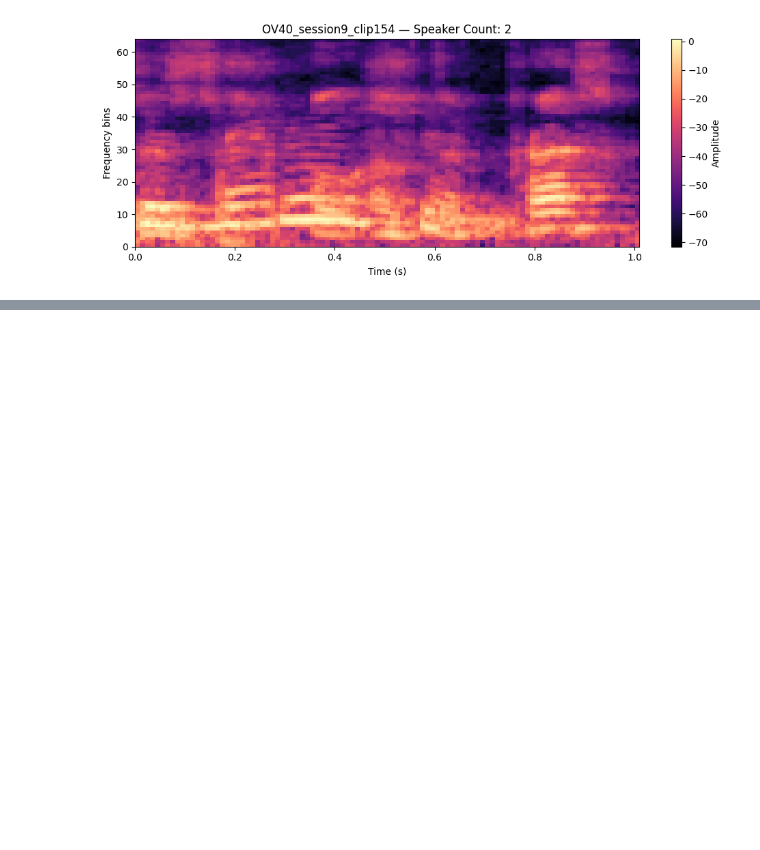
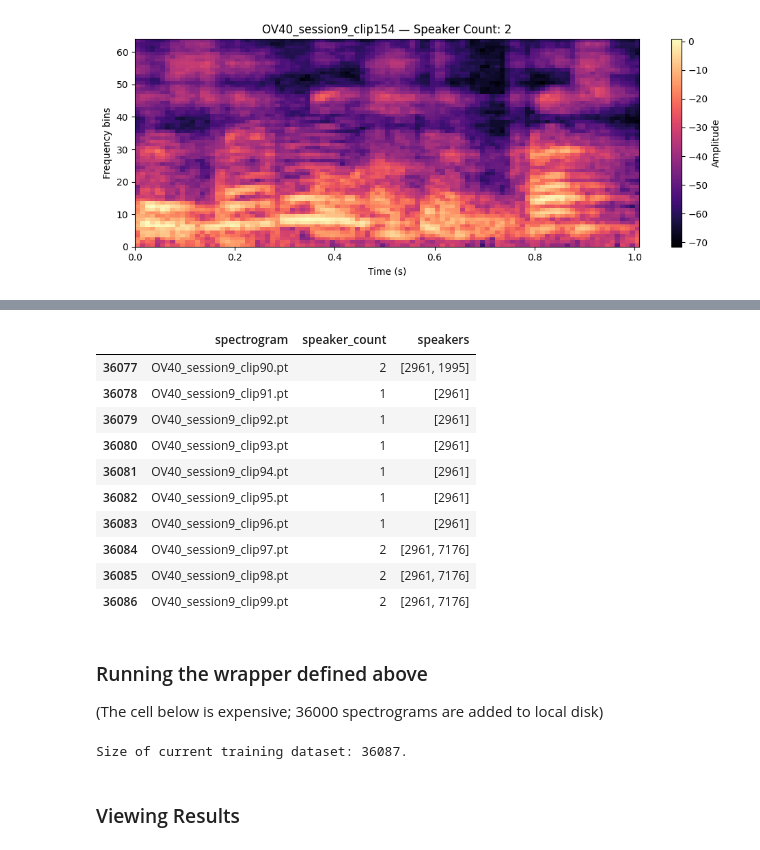
Before and after one commit to connorlyon10/MScProject, a Jupyter notebook: notebooks/DataWrangling.ipynb, the cells around one changed output, grey strips where cells are left out. Cells and saved outputs as stored; diff of their text form; code cells hidden in the pictures; blank space fills up the shorter version.

```diff
--- a/notebooks/0-2_Speaker_Data.ipynb
+++ b/notebooks/DataWrangling.ipynb
@@ -279,0 +508,17 @@ An Artifical Neural Network may be able to learn nuanced differences between the
+# %%
+# Bring in the labels from libricss
+labels = pd.read_csv(r'data\spectrogram_labels.csv')
+labels['speakers'] = labels['speakers'].apply(ast.literal_eval) # str to list ( "[]" --> [] )
+labels.tail(10)
+# %% [output]
+|  | spectrogram | speaker_count | speakers |
+| 36077 | OV40_session9_clip90.pt | 2 | [2961, 1995] |
+| 36078 | OV40_session9_clip91.pt | 1 | [2961] |
+| 36079 | OV40_session9_clip92.pt | 1 | [2961] |
+| 36080 | OV40_session9_clip93.pt | 1 | [2961] |
+| 36081 | OV40_session9_clip94.pt | 1 | [2961] |
+| 36082 | OV40_session9_clip95.pt | 1 | [2961] |
+| 36083 | OV40_session9_clip96.pt | 1 | [2961] |
+| 36084 | OV40_session9_clip97.pt | 2 | [2961, 7176] |
+| 36085 | OV40_session9_clip98.pt | 2 | [2961, 7176] |
+| 36086 | OV40_session9_clip99.pt | 2 | [2961, 7176] |
@@ -279,0 +616,12 @@ An Artifical Neural Network may be able to learn nuanced differences between the
+# %% [markdown]
+### Running the wrapper defined above
+(The cell below is expensive; 36000 spectrograms are added to local disk)
+# %%
+attempts = len(labels); print(f"Size of current training dataset: {attempts}. ")
+
+#df = data_overlay(num_attempts=attempts)
+#clips_to_specs(clips_dir = r'data/clips_aug', specs_dir= r'data/specs_aug')
+# %% [output]
+Size of current training dataset: 36087.
+# %% [markdown]
+### Viewing Results
```
Also changed, not shown: parts of 46 cells of this notebook, 3 other files.
